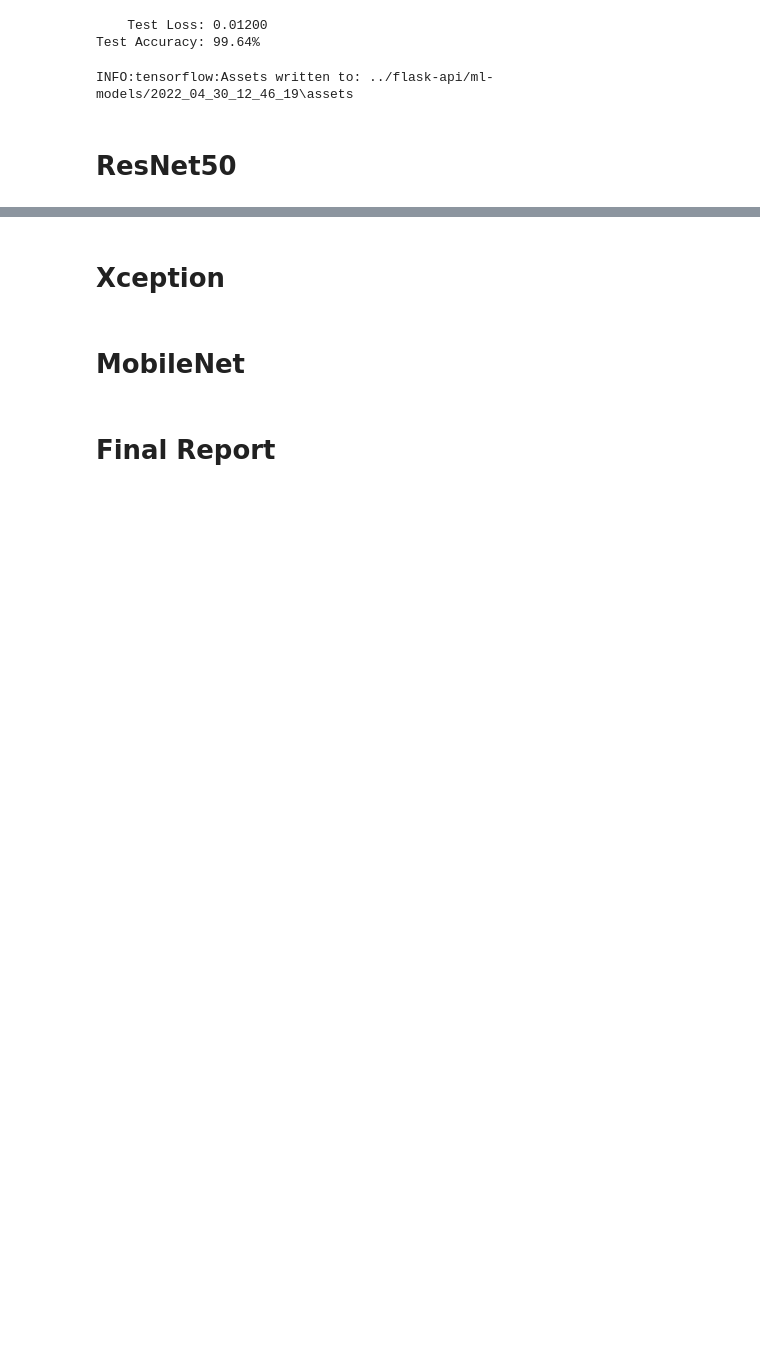
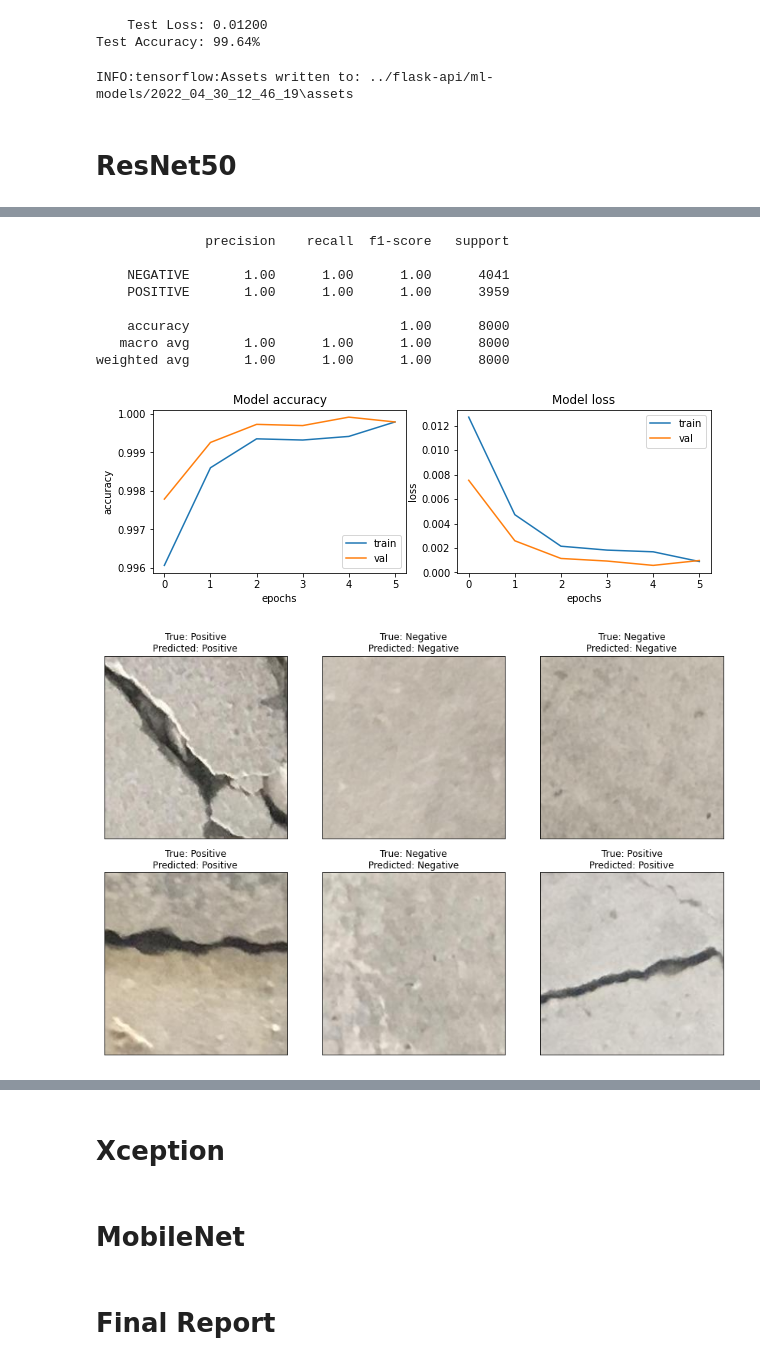
Before and after one commit to tentenacy/crack-notifier, a Jupyter notebook: ML/surface-crack-detection-using-dl-models.ipynb, the cells around one changed output, grey strips where cells are left out. Cells and saved outputs as stored; diff of their text form; code cells hidden in the pictures; blank space fills up the shorter version.

```diff
--- a/ML/surface-crack-detection-using-dl-models.ipynb
+++ b/ML/surface-crack-detection-using-dl-models.ipynb
@@ -117,7 +119,7 @@ def func(name_model):
                               mode='auto')]
     return model, my_callbacks
 # %%
-def plot(history,df_test,test_gen,train_gen):
+def plot(model, history,df_test,test_gen,train_gen):
     # Plotting Accuracy, val_accuracy, loss, val_loss
     fig, ax = plt.subplots(1, 2, figsize=(10, 3))
     ax = ax.ravel()
@@ -226,4 +246,15 @@ history = ResNet50_model.fit(
 # %%
-history_ResNet=plot(history,test_df,test_gen_RestNet,train_gen_RestNet)
+history_ResNet=plot(ResNet50_model, history,test_df,test_gen_RestNet,train_gen_RestNet)
+# %% [output]
+              precision    recall  f1-score   support
+
+    NEGATIVE       1.00      1.00      1.00      4041
+    POSITIVE       1.00      1.00      1.00      3959
+
+    accuracy                           1.00      8000
+   macro avg       1.00      1.00      1.00      8000
+weighted avg       1.00      1.00      1.00      8000
+[figure, added]
+[figure, added]
 # %%
 result_ResNet = result_test(test_gen_RestNet,ResNet50_model)
```
Also changed, not shown: parts of 16 cells of this notebook, 16 other files.
